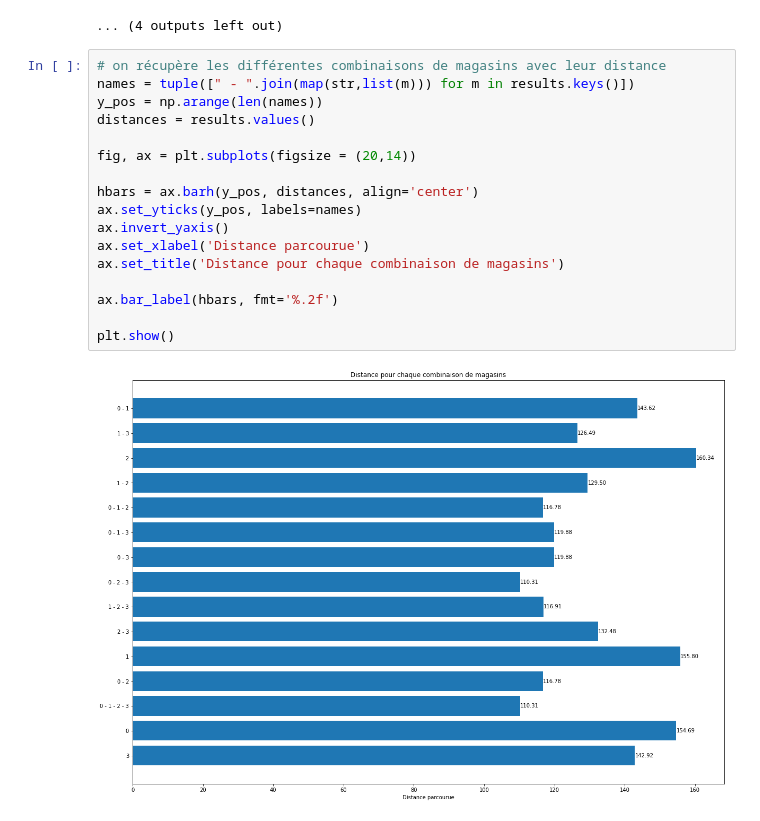
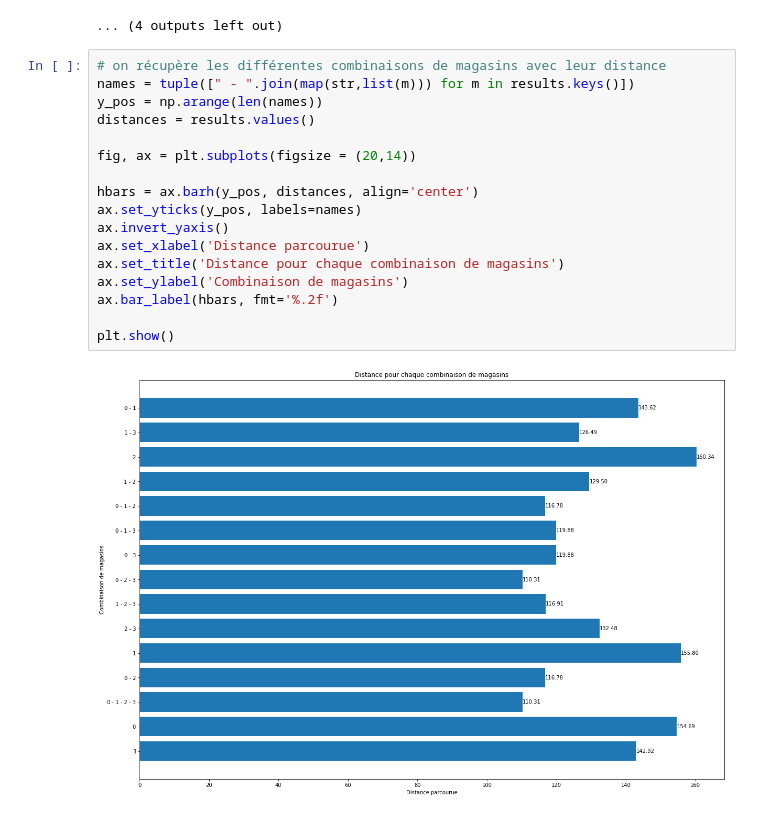
Before and after one commit to MaximeGloesener/Opti-CVRP, a Jupyter notebook: cvrp2.ipynb, the cells around one changed output. Cells and saved outputs as stored; diff of their text form.

Commit message:
add y label bar chart

```diff
--- a/cvrp2.ipynb
+++ b/cvrp2.ipynb
@@ -162,19 +162,19 @@ print(f"Le nombre d'emplacements idéal est {len(best_magasin)} et c'est la comb
 # %%
 # on récupère les différentes combinaisons de magasins avec leur distance
 names = tuple([" - ".join(map(str,list(m))) for m in results.keys()])
 y_pos = np.arange(len(names))
 distances = results.values()
 
 fig, ax = plt.subplots(figsize = (20,14))
 
 hbars = ax.barh(y_pos, distances, align='center')
 ax.set_yticks(y_pos, labels=names)
 ax.invert_yaxis()
 ax.set_xlabel('Distance parcourue')
 ax.set_title('Distance pour chaque combinaison de magasins')
-
+ax.set_ylabel('Combinaison de magasins')
 ax.bar_label(hbars, fmt='%.2f')
 
 plt.show()
 # %% [output]
-[figure, old version]
+[figure, new version]
```
